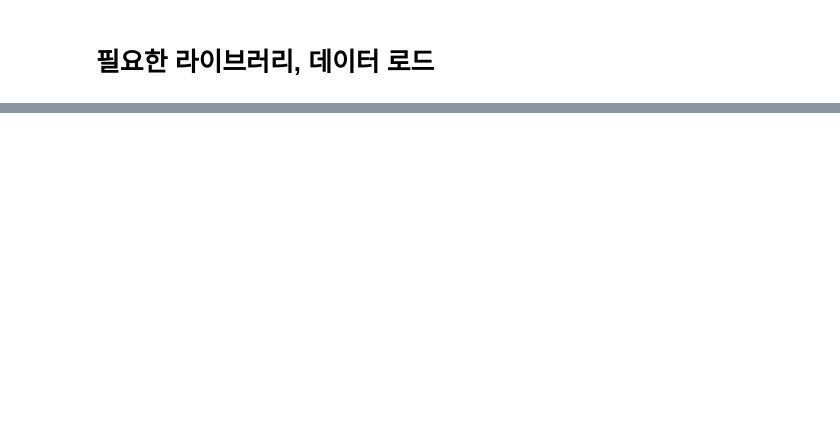
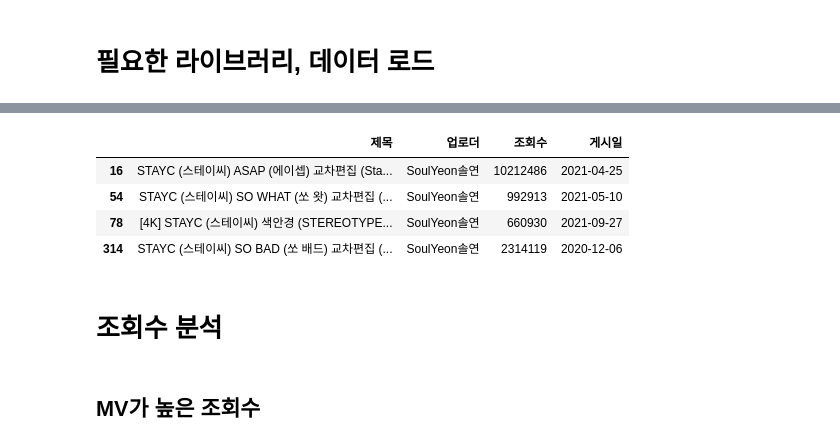
Before and after one commit to YongJaeJung/stayc_data_analysis, a Jupyter notebook: 03.스테이씨 데이터 인사이트 도출, 시각화.ipynb, the cells around one changed output, grey strips where cells are left out. Saved outputs shown, nothing was run; the diff lists cells and outputs as text; code cells hidden in the pictures; blank space fills up the shorter version.

```diff
--- a/03.스테이씨 데이터 인사이트 도출, 시각화.ipynb
+++ b/03.스테이씨 데이터 인사이트 도출, 시각화.ipynb
@@ -28,0 +52,13 @@ stayc_df
+# %%
+# 교차편집 맛집
+stayc_df[stayc_df['업로더']=='SoulYeon솔연']
+# %% [output]
+|  | 제목 | 업로더 | 조회수 | 게시일 |
+| 16 | STAYC (스테이씨) ASAP (에이셉) 교차편집 (Sta... | SoulYeon솔연 | 10212486 | 2021-04-25 |
+| 54 | STAYC (스테이씨) SO WHAT (쏘 왓) 교차편집 (... | SoulYeon솔연 | 992913 | 2021-05-10 |
+| 78 | [4K] STAYC (스테이씨) 색안경 (STEREOTYPE... | SoulYeon솔연 | 660930 | 2021-09-27 |
+| 314 | STAYC (스테이씨) SO BAD (쏘 배드) 교차편집 (... | SoulYeon솔연 | 2314119 | 2020-12-06 |
+# %% [markdown]
+# 조회수 분석
+# %% [markdown]
+## MV가 높은 조회수
```
Also changed, not shown: parts of 15 cells of this notebook, 5 other files.
